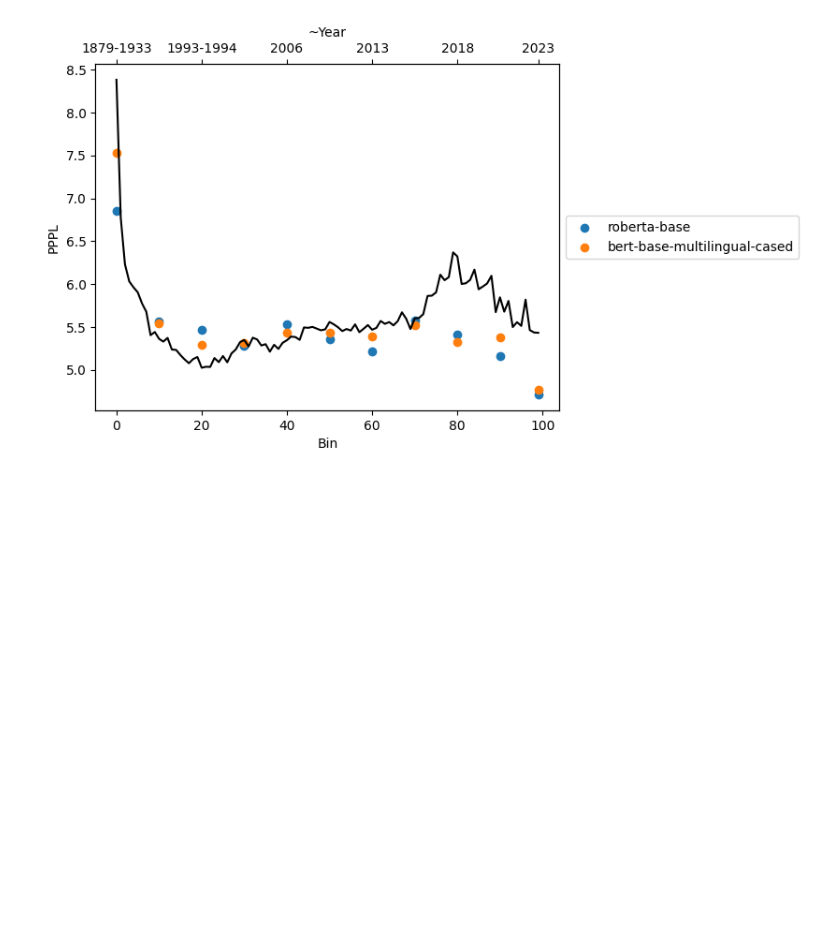
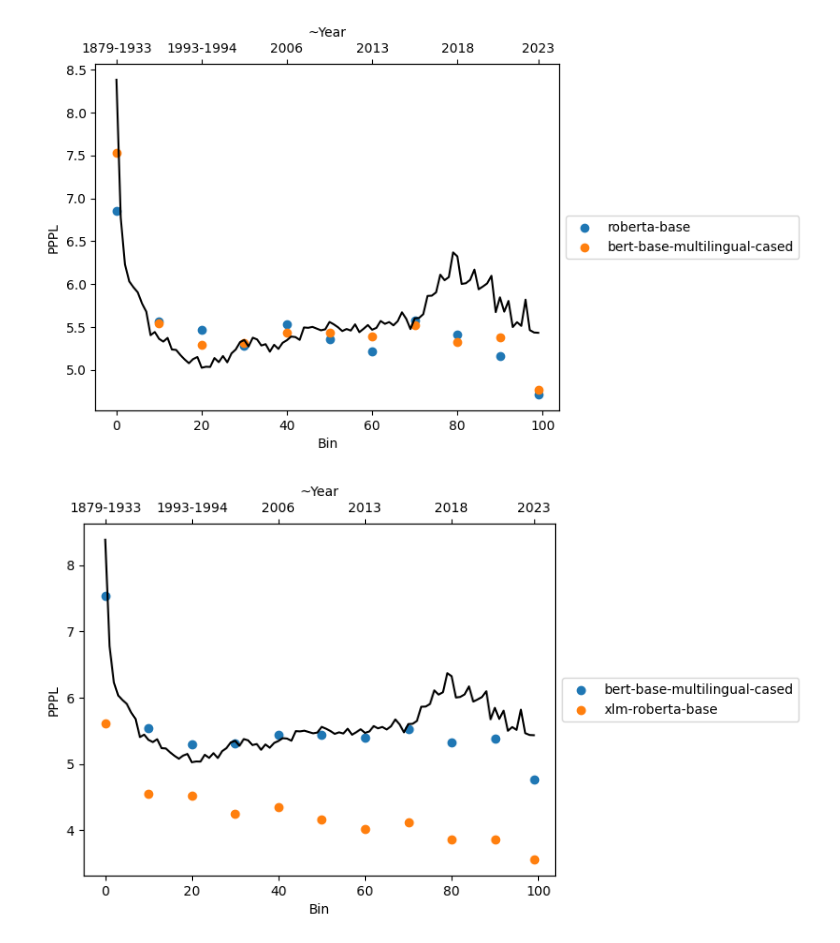
Before and after one commit to kwchurch/JSALT_Better_Together, a Jupyter notebook: lm_perplexity/vis/vis-on-server.ipynb, the cells around one changed output. Cells and saved outputs as stored; diff of their text form; code cells hidden in the pictures; blank space fills up the shorter version.

```diff
--- a/lm_perplexity/vis/vis-on-server.ipynb
+++ b/lm_perplexity/vis/vis-on-server.ipynb
@@ -91,3 +84,12 @@ mr_arrays = get_dict_of_arrays(mbert_roberta)
 fig, ax = plot_10bins(mr_arrays)
 # %% [output]
 [figure]
+# %%
+multilingual_models = {
+    'multilingual' : ['bert-base-multilingual-cased', 'xlm-roberta-base']
+}
+
+multi_arrays = get_dict_of_arrays(multilingual_models)
+fig, ax = plot_10bins(multi_arrays)
+# %% [output]
+[figure, added]
```
Also changed, not shown: parts of 2 cells of this notebook, 2 other files.
